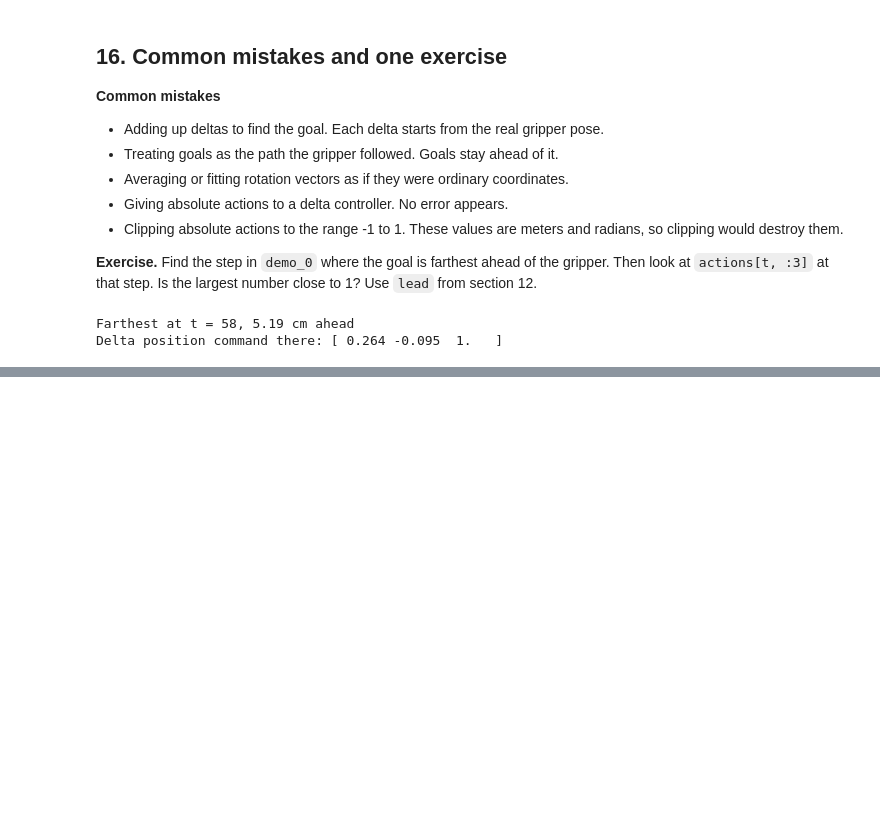
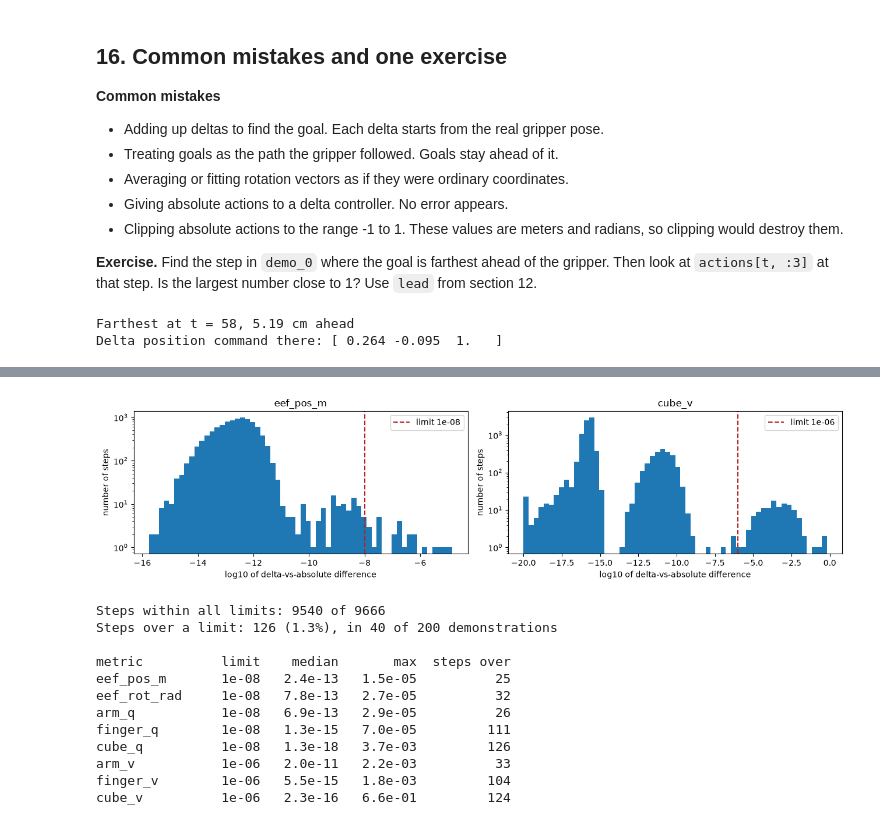
Before and after one commit to abbashaikh/bezier-rfm, a Jupyter notebook: notebooks/robomimic_lift_dataset.ipynb, the cells around one changed output, grey strips where cells are left out. Saved outputs shown, nothing was run; the diff lists cells and outputs as text; code cells hidden in the pictures; blank space fills up the shorter version.

```diff
--- a/notebooks/robomimic_lift_dataset.ipynb
+++ b/notebooks/robomimic_lift_dataset.ipynb
@@ -719,0 +757,20 @@ Delta position command there: [ 0.264 -0.095  1.   ]
+# %%
+from experiment_a_one_step import METRICS, THRESHOLDS, compare_results, load_demo_model, one_step
+
+with h5py.File(source_path, "r") as f:
+    demo_0_group = f["data/demo_0"]
+    load_demo_model(env, demo_0_group)
+    load_demo_model(abs_env, demo_0_group)
+
+# Run the steps in order, so the gripper's private value builds up as it did in the recording.
+for t in range(21):
+    delta_result = one_step(env, states[t], actions[t])
+    abs_result = one_step(abs_env, states[t], abs_actions[t])
+
+print("After one step from t = 20")
+print("  delta controller, gripper position:   ", np.round(delta_result["pos"], 6))
+print("  absolute controller, gripper position:", np.round(abs_result["pos"], 6))
+print("  recording, next gripper position:     ", np.round(next_obs["robot0_eef_pos"][20], 6))
+print()
+for name, value in zip(METRICS, compare_results(delta_result, abs_result)):
+    print(f"  {name:12s} delta vs absolute: {value:.1e}")
@@ -719,0 +857,42 @@ Delta position command there: [ 0.264 -0.095  1.   ]
+# %%
+experiment_a = np.load(ROOT / "docs/one-step-equivalence/results.npz")
+a_names = list(experiment_a["metrics"])
+a_demo, a_t = experiment_a["demo"], experiment_a["t"]
+delta_vs_abs = experiment_a["delta_vs_absolute"]
+delta_vs_rec = experiment_a["delta_vs_recording"]
+abs_vs_rec = experiment_a["absolute_vs_recording"]
+limits = np.array([THRESHOLDS[name] for name in a_names])
+over_limit = (delta_vs_abs > limits).any(axis=1)
+
+fig, axes = plt.subplots(1, 2, figsize=(13, 3.4))
+for ax, name in zip(axes, ["eef_pos_m", "cube_v"]):
+    j = a_names.index(name)
+    # A difference of exactly 0 cannot appear on a logarithmic axis, so show it at the left edge.
+    values = np.log10(np.maximum(delta_vs_abs[:, j], 1e-20))
+    ax.hist(values, bins=60)
+    ax.axvline(np.log10(limits[j]), color="firebrick", ls="--", label=f"limit {limits[j]:.0e}")
+    ax.set_yscale("log")
+    ax.set(xlabel="log10 of delta-vs-absolute difference", ylabel="number of steps", title=name)
+    ax.legend()
+plt.tight_layout()
+plt.show()
+
+print(f"Steps within all limits: {(~over_limit).sum()} of {len(over_limit)}")
+print(f"Steps over a limit: {over_limit.sum()} ({over_limit.mean() * 100:.1f}%), in {len(set(a_demo[over_limit]))} of {len(set(a_demo))} demonstrations\n")
+print(f"{'metric':12s}{'limit':>9s}{'median':>10s}{'max':>10s}{'steps over':>12s}")
+for j, name in enumerate(a_names):
+    print(f"{name:12s}{limits[j]:9.0e}{np.median(delta_vs_abs[:, j]):10.1e}{delta_vs_abs[:, j].max():10.1e}{(delta_vs_abs[:, j] > limits[j]).sum():12d}")
+# %% [output]
+[figure, added]
+Steps within all limits: 9540 of 9666
+Steps over a limit: 126 (1.3%), in 40 of 200 demonstrations
+
+metric          limit    median       max  steps over
+eef_pos_m       1e-08   2.4e-13   1.5e-05          25
+eef_rot_rad     1e-08   7.8e-13   2.7e-05          32
+arm_q           1e-08   6.9e-13   2.9e-05          26
+finger_q        1e-08   1.3e-15   7.0e-05         111
+cube_q          1e-08   1.3e-18   3.7e-03         126
+arm_v           1e-06   2.0e-11   2.2e-03          33
+finger_v        1e-06   5.5e-15   1.8e-03         104
+cube_v          1e-06   2.3e-16   6.6e-01         124
```
Also changed, not shown: parts of 50 cells of this notebook, 12 other files.
